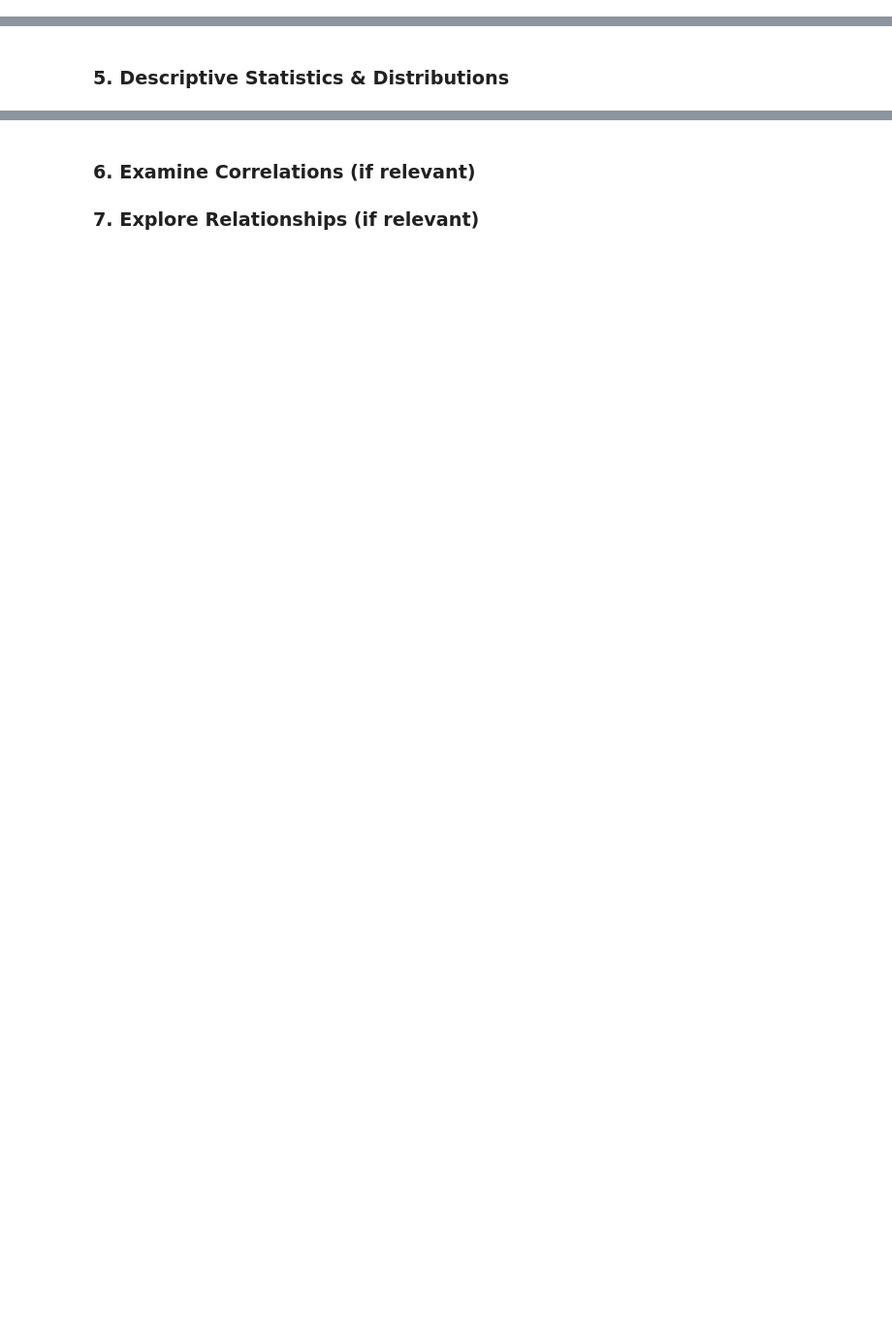
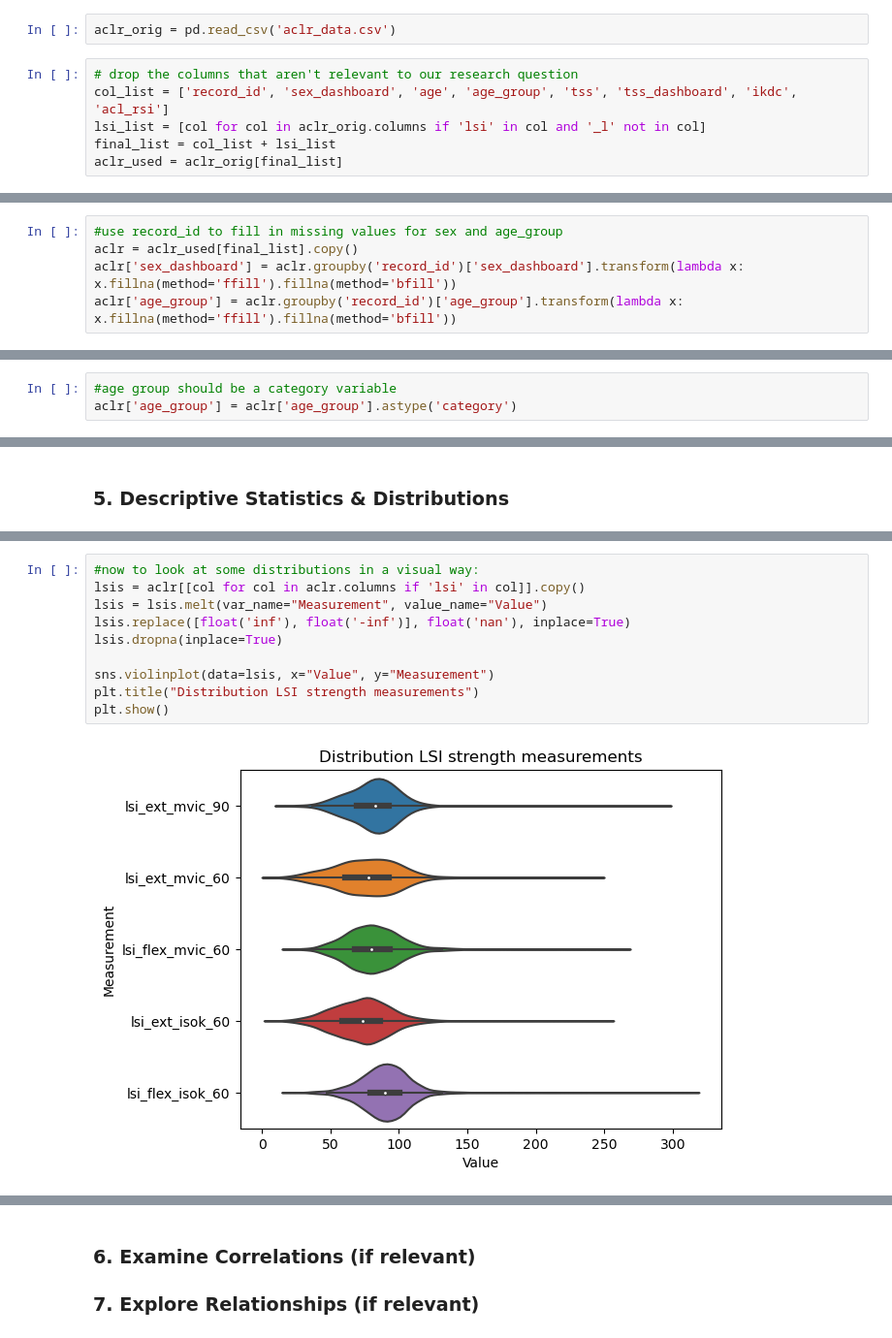
Before and after one commit to yxb8mh/finalproj, a Jupyter notebook: groupEDAipynb.ipynb, the cells around one changed output, grey strips where cells are left out. Shown at 97% size. Drawn from its saved outputs; the diff is of its cells as text; blank space fills up the shorter version.

```diff
--- a/groupEDAipynb.ipynb
+++ b/groupEDAipynb.ipynb
@@ -20,0 +35,8 @@ i feel like tss (time since surgery) would be a good one for x axes in visualiza
+# %%
+aclr_orig = pd.read_csv('aclr_data.csv')
+# %%
+# drop the columns that aren't relevant to our research question
+col_list = ['record_id', 'sex_dashboard', 'age', 'age_group', 'tss', 'tss_dashboard', 'ikdc', 'acl_rsi']
+lsi_list = [col for col in aclr_orig.columns if 'lsi' in col and '_l' not in col]
+final_list = col_list + lsi_list
+aclr_used = aclr_orig[final_list]
@@ -20,0 +57,5 @@ i feel like tss (time since surgery) would be a good one for x axes in visualiza
+# %%
+#use record_id to fill in missing values for sex and age_group
+aclr = aclr_used[final_list].copy()
+aclr['sex_dashboard'] = aclr.groupby('record_id')['sex_dashboard'].transform(lambda x: x.fillna(method='ffill').fillna(method='bfill'))
+aclr['age_group'] = aclr.groupby('record_id')['age_group'].transform(lambda x: x.fillna(method='ffill').fillna(method='bfill'))
@@ -20,0 +85,3 @@ i feel like tss (time since surgery) would be a good one for x axes in visualiza
+# %%
+#age group should be a category variable
+aclr['age_group'] = aclr['age_group'].astype('category')
@@ -22,0 +116,12 @@ i feel like tss (time since surgery) would be a good one for x axes in visualiza
+# %%
+#now to look at some distributions in a visual way:
+lsis = aclr[[col for col in aclr.columns if 'lsi' in col]].copy()
+lsis = lsis.melt(var_name="Measurement", value_name="Value")
+lsis.replace([float('inf'), float('-inf')], float('nan'), inplace=True)
+lsis.dropna(inplace=True)
+
+sns.violinplot(data=lsis, x="Value", y="Measurement")
+plt.title("Distribution LSI strength measurements")
+plt.show()
+# %% [output]
+[figure, added]
```
Also changed, not shown: parts of 13 cells of this notebook, 1 other file.
